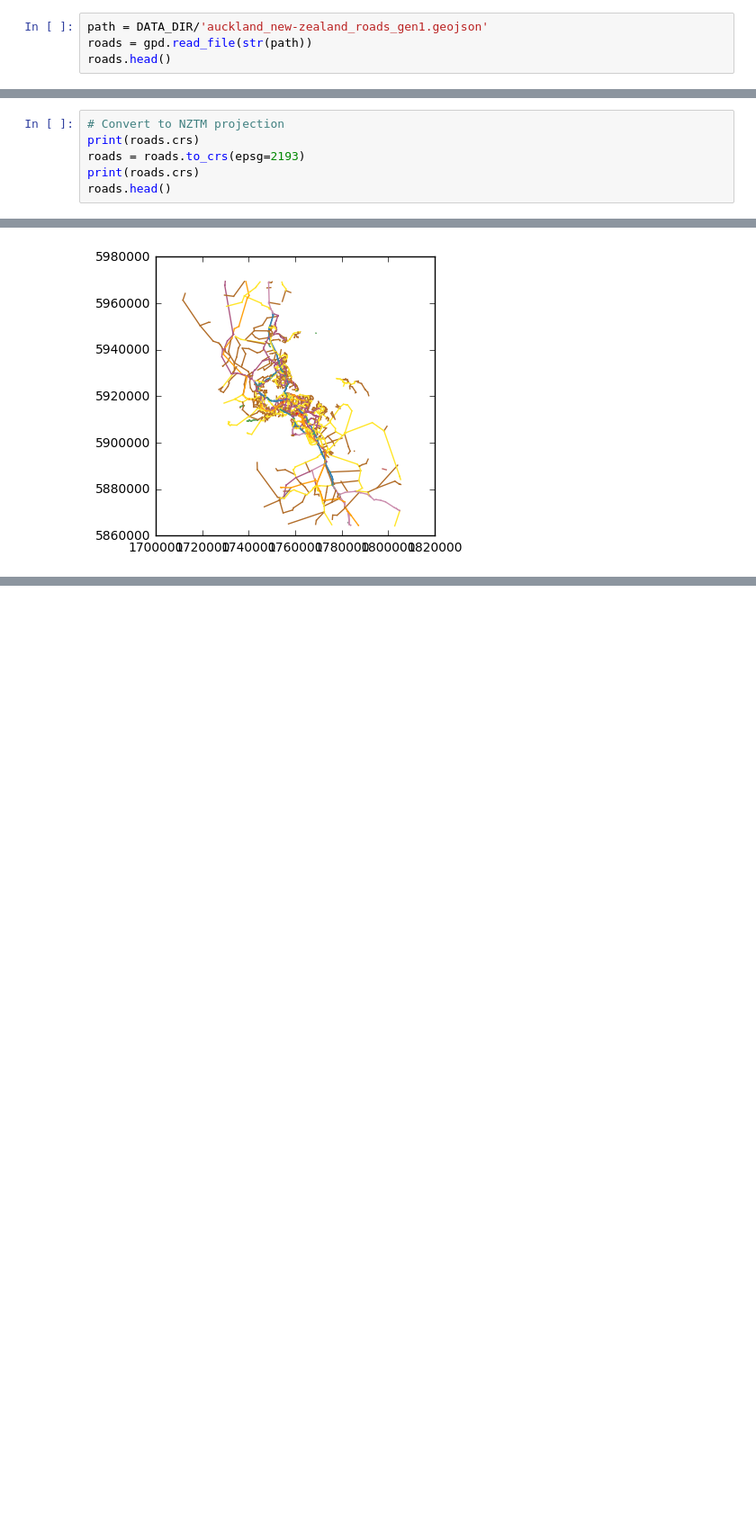
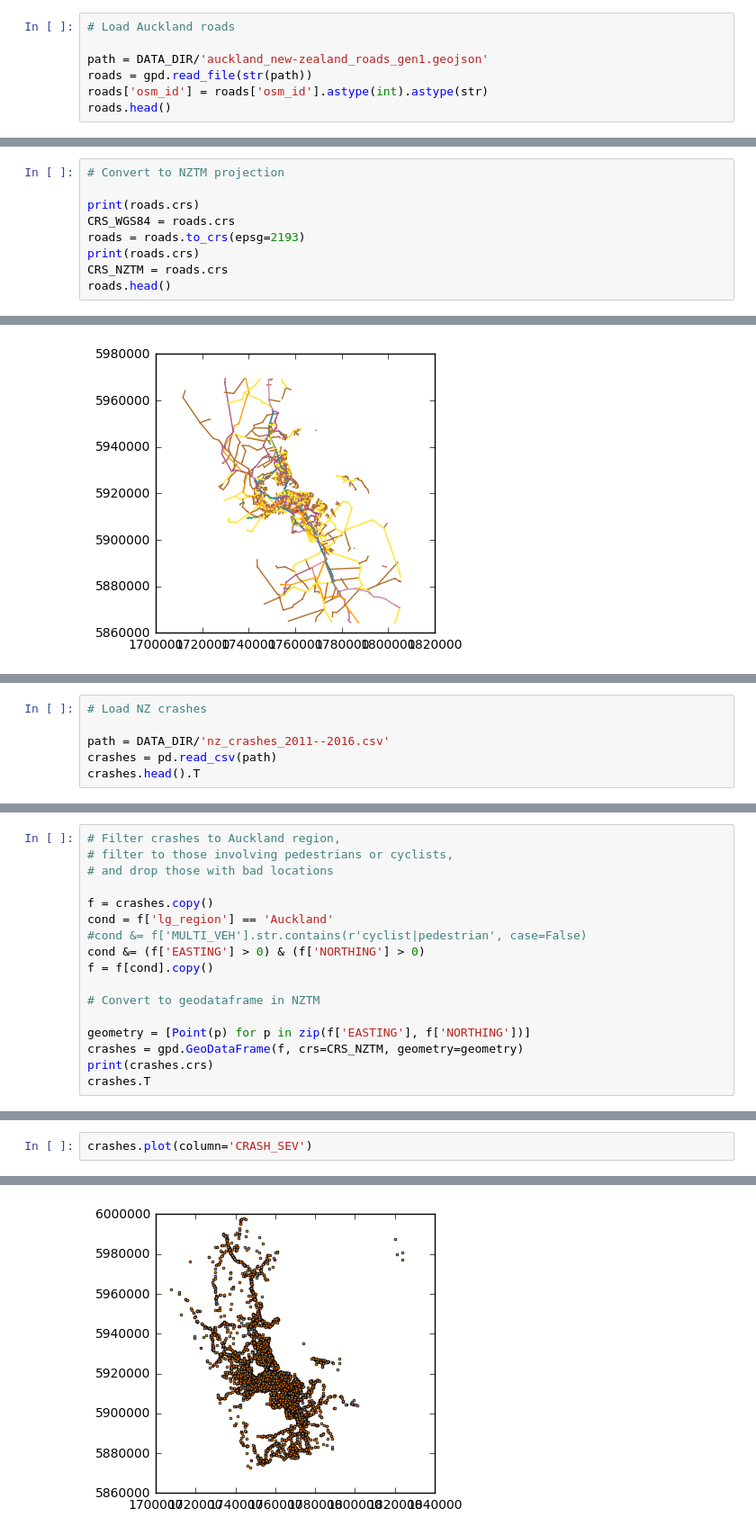
Before and after one commit to araichev/pyclub, a Jupyter notebook: homework_solutions/homework_05_solutions.ipynb, the cells around one changed output, grey strips where cells are left out. Shown: that part at 90% size. Drawn from its saved outputs; the diff is of its cells as text; blank space fills up the shorter version.

```diff
--- a/homework_solutions/homework_05_solutions.ipynb
+++ b/homework_solutions/homework_05_solutions.ipynb
@@ -9,6 +14,9 @@ DATA_DIR = Path('../data')
 # %%
+# Load Auckland roads
+
 path = DATA_DIR/'auckland_new-zealand_roads_gen1.geojson'
 roads = gpd.read_file(str(path))
+roads['osm_id'] = roads['osm_id'].astype(int).astype(str)
 roads.head()
 # %% [output]
 |  | access | bridge | class | geometry | name | oneway | osm_id | ref | service | tunnel | type | ... |
@@ -20,8 +33,11 @@ roads.head()
 # %%
 # Convert to NZTM projection
+
 print(roads.crs)
+CRS_WGS84 = roads.crs
 roads = roads.to_crs(epsg=2193)
 print(roads.crs)
+CRS_NZTM = roads.crs
 roads.head()
 # %% [output]
 {'init': 'epsg:4326'}
@@ -39,0 +58,6 @@ roads.plot(column='type')
+# %%
+# Load NZ crashes
+
+path = DATA_DIR/'nz_crashes_2011--2016.csv'
+crashes = pd.read_csv(path)
+crashes.head().T
@@ -39,0 +82,17 @@ roads.plot(column='type')
+# %%
+# Filter crashes to Auckland region,
+# filter to those involving pedestrians or cyclists,
+# and drop those with bad locations
+
+f = crashes.copy()
+cond = f['lg_region'] == 'Auckland'
+#cond &= f['MULTI_VEH'].str.contains(r'cyclist|pedestrian', case=False)
+cond &= (f['EASTING'] > 0) & (f['NORTHING'] > 0)
+f = f[cond].copy()
+
+# Convert to geodataframe in NZTM
+
+geometry = [Point(p) for p in zip(f['EASTING'], f['NORTHING'])]
+crashes = gpd.GeoDataFrame(f, crs=CRS_NZTM, geometry=geometry)
+print(crashes.crs)
+crashes.T
@@ -39,0 +125,3 @@ roads.plot(column='type')
+# %%
+crashes.plot(column='CRASH_SEV')
+# %% [output]
@@ -39,0 +129 @@ roads.plot(column='type')
+[figure, added]
```
Also changed, not shown: parts of 17 cells of this notebook, 7 other files.
